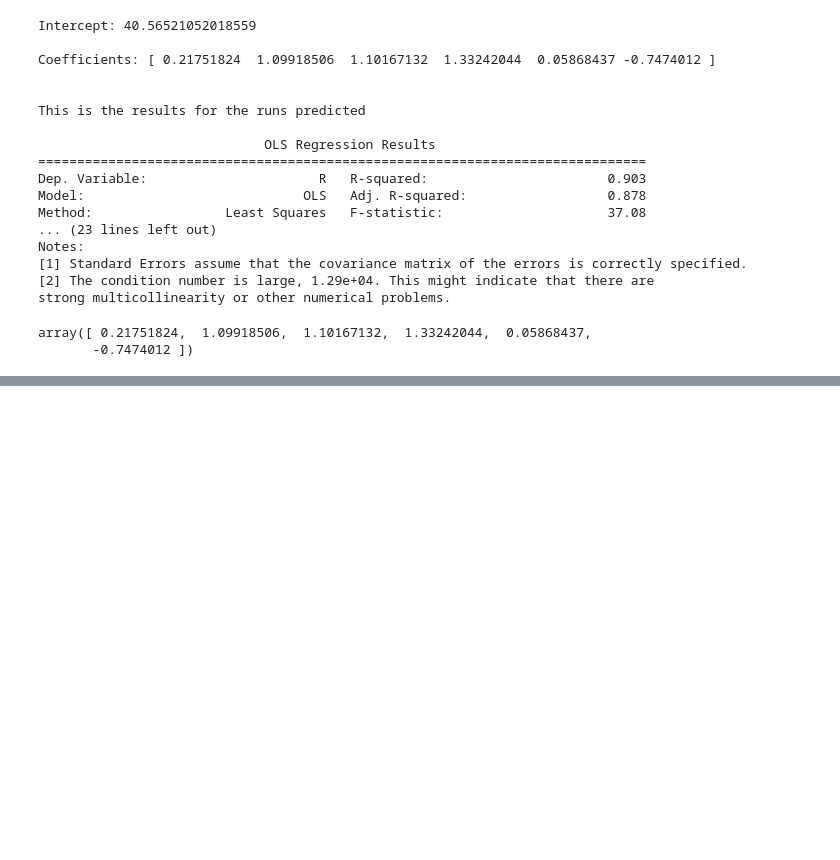
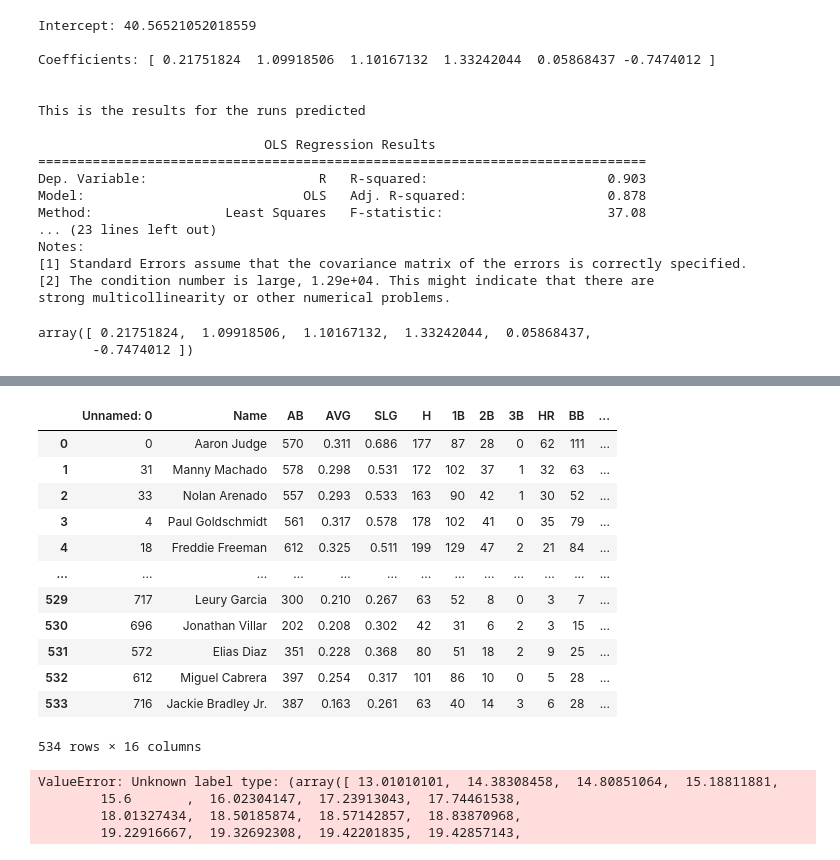
Before and after one commit to ss3359/Baseball_Statistics, a Jupyter notebook: baseball2022.ipynb, the cells around one changed output, grey strips where cells are left out. Saved outputs shown, nothing was run; the diff lists cells and outputs as text; code cells hidden in the pictures; blank space fills up the shorter version.

```diff
--- a/baseball2022.ipynb
+++ b/baseball2022.ipynb
@@ -271,0 +434,17 @@ results
+# %%
+# Naive Bayes
+batting_players_from_2021_to_2022
+# %% [output]
+|  | Unnamed: 0 | Name | AB | AVG | SLG | H | 1B | 2B | 3B | HR | BB | ... |
+| 0 | 0 | Aaron Judge | 570 | 0.311 | 0.686 | 177 | 87 | 28 | 0 | 62 | 111 | ... |
+| 1 | 31 | Manny Machado | 578 | 0.298 | 0.531 | 172 | 102 | 37 | 1 | 32 | 63 | ... |
+| 2 | 33 | Nolan Arenado | 557 | 0.293 | 0.533 | 163 | 90 | 42 | 1 | 30 | 52 | ... |
+| 3 | 4 | Paul Goldschmidt | 561 | 0.317 | 0.578 | 178 | 102 | 41 | 0 | 35 | 79 | ... |
+| 4 | 18 | Freddie Freeman | 612 | 0.325 | 0.511 | 199 | 129 | 47 | 2 | 21 | 84 | ... |
+| ... | ... | ... | ... | ... | ... | ... | ... | ... | ... | ... | ... | ... |
+| 529 | 717 | Leury Garcia | 300 | 0.210 | 0.267 | 63 | 52 | 8 | 0 | 3 | 7 | ... |
+| 530 | 696 | Jonathan Villar | 202 | 0.208 | 0.302 | 42 | 31 | 6 | 2 | 3 | 15 | ... |
+| 531 | 572 | Elias Diaz | 351 | 0.228 | 0.368 | 80 | 51 | 18 | 2 | 9 | 25 | ... |
+| 532 | 612 | Miguel Cabrera | 397 | 0.254 | 0.317 | 101 | 86 | 10 | 0 | 5 | 28 | ... |
+| 533 | 716 | Jackie Bradley Jr. | 387 | 0.163 | 0.261 | 63 | 40 | 14 | 3 | 6 | 28 | ... |
+534 rows × 16 columns
@@ -271,0 +462,7 @@ results
+# %%
+model_player_two.fit(X_train, y_train)
+# %% [output]
+ValueError: Unknown label type: (array([ 13.01010101,  14.38308458,  14.80851064,  15.18811881,
+        15.6       ,  16.02304147,  17.23913043,  17.74461538,
+        18.01327434,  18.50185874,  18.57142857,  18.83870968,
+        19.22916667,  19.32692308,  19.42201835,  19.42857143,
```
Also changed, not shown: parts of 33 cells of this notebook, 4 other files.
